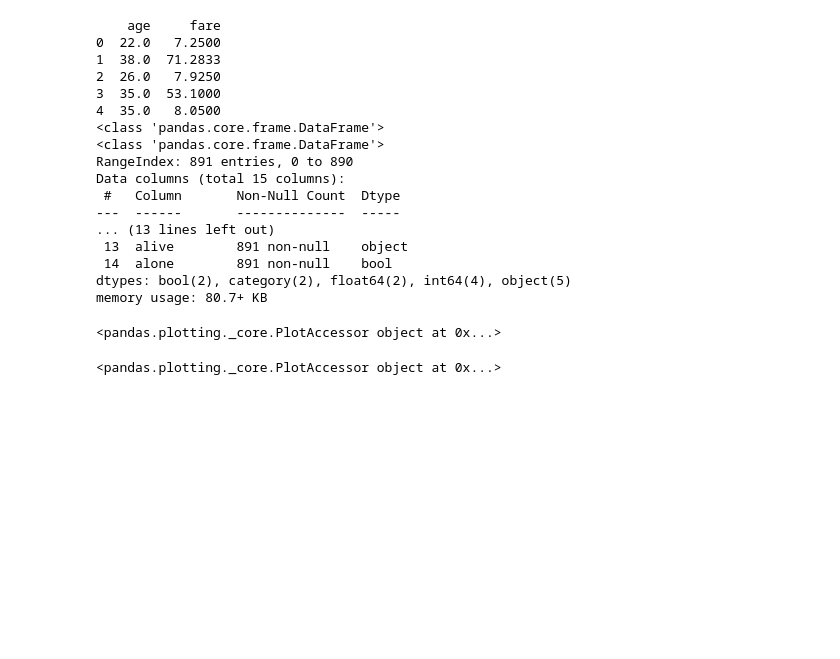
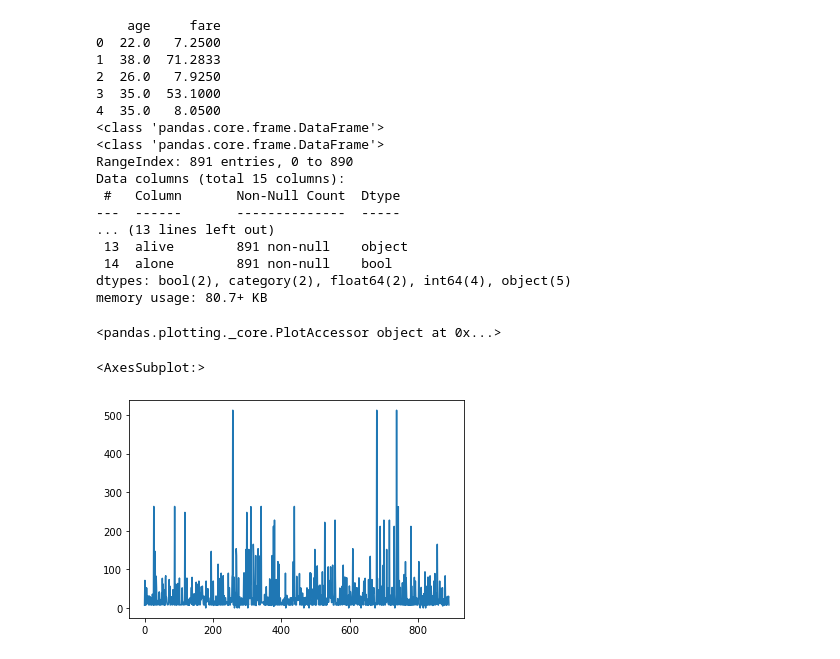
Before and after one commit to jjh0987/big_data_prac, a Jupyter notebook: big_data/jupyter_lecture/day1.ipynb, the cells around one changed output. Drawn from its saved outputs; the diff is of its cells as text; code cells hidden in the pictures; blank space fills up the shorter version.

```diff
--- a/big_data/jupyter_lecture/day1.ipynb
+++ b/big_data/jupyter_lecture/day1.ipynb
@@ -409,6 +400,7 @@ dtypes: bool(2), category(2), float64(2), int64(4), object(5)
 memory usage: 80.7+ KB
 <pandas.plotting._core.PlotAccessor object at 0x...>
 # %%
-titanic['fare'].plot
+titanic['fare'].plot()
 # %% [output]
-<pandas.plotting._core.PlotAccessor object at 0x...>
+<AxesSubplot:>
+[figure, added]
```
Also changed, not shown: parts of 8 cells of this notebook, 8 other files.
